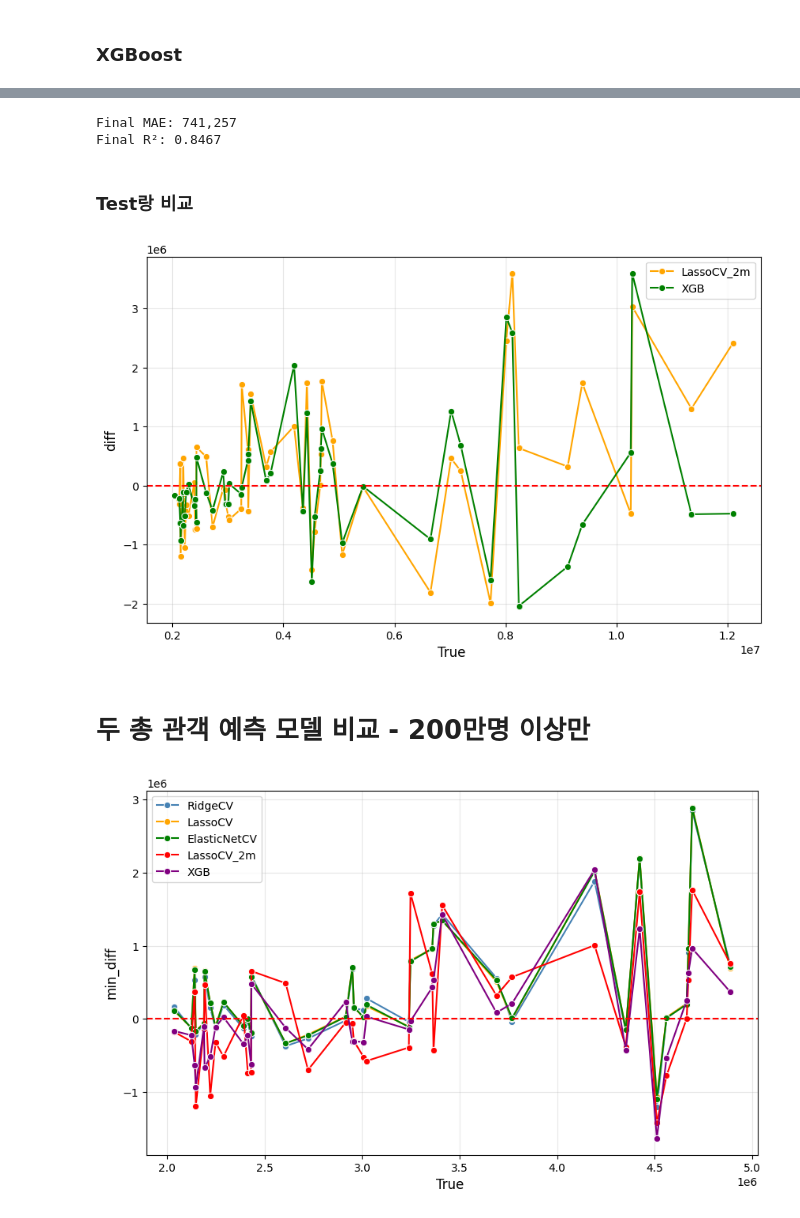
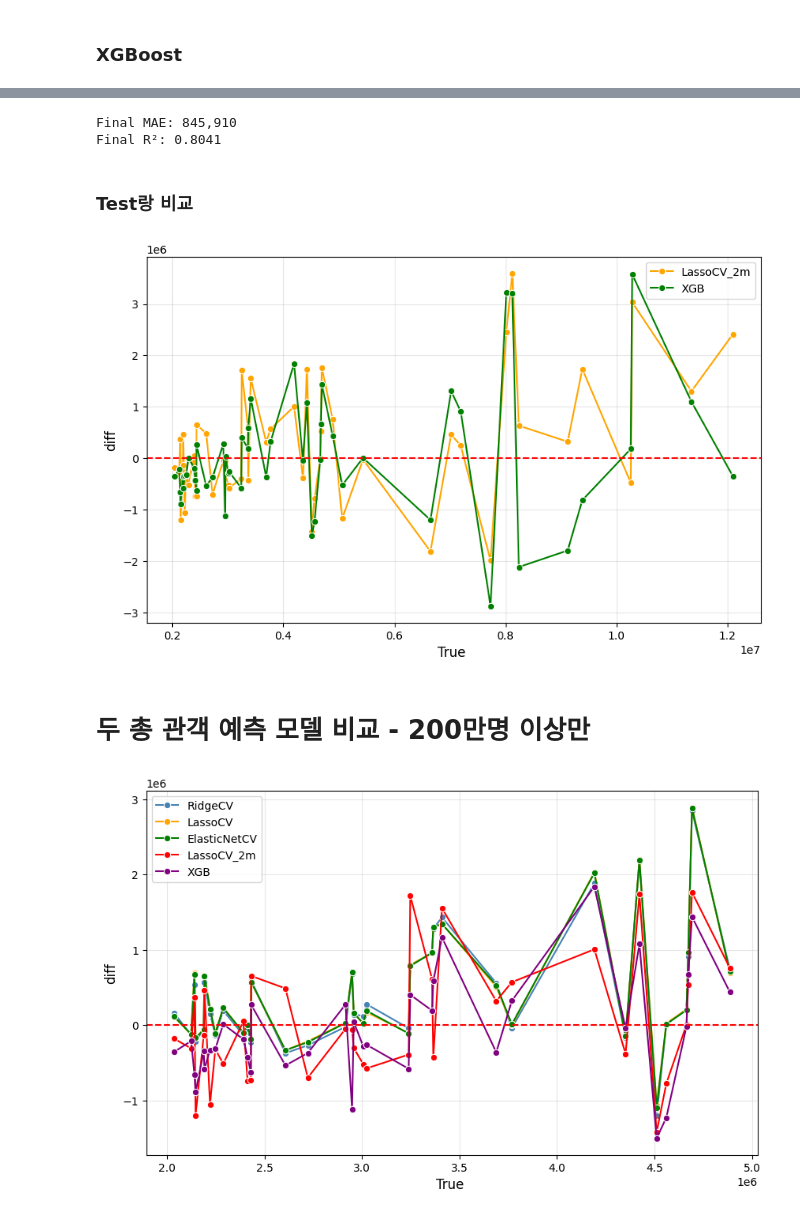
Before and after one commit to Seungwoo-JI64/BAF-25-2-Marketing, a Jupyter notebook: model/OLS/총관람객_회귀예측.ipynb, the cells around one changed output, grey strips where cells are left out. Drawn from its saved outputs; the diff is of its cells as text; code cells hidden in the pictures.

```diff
--- a/model/OLS/총관람객_회귀예측.ipynb
+++ b/model/OLS/총관람객_회귀예측.ipynb
@@ -335,10 +342,14 @@ standard_cols = [
 
 robust_cols = ['dist_big_flop', 'dist_big_hit', 'dist_small_flop', 'dist_small_hit']
 
+
+standard_scaler = StandardScaler()
+robust_scaler = RobustScaler()
+
 preprocessor = ColumnTransformer(
     transformers=[
-        ('standard', StandardScaler(), standard_cols),
-        ('robust', RobustScaler(), robust_cols)
+        ('standard', standard_scaler, standard_cols),
+        ('robust', robust_scaler, robust_cols)
     ],
     remainder='passthrough'
 )
@@ -356,0 +370,2 @@ X_full_scaled = pd.concat([X_full_scaled, X_full['index']], axis=1)
+# %%
+preprocessor.fit(X_train)
@@ -826,12 +867,12 @@ Best R²: 0.8548277916873961
 # 최적 파라미터로 모델 생성
 best_params = study.best_trial.params
 
-best_model = XGBRegressor(
+best_xgb_2m_model = XGBRegressor(
     **best_params,
     objective="reg:squarederror",
     random_state=42
 )
-best_model.fit(X_train_2m, y_train_2m)
+best_xgb_2m_model.fit(X_train_2m, y_train_2m)
 # %% [output]
 XGBRegressor(base_score=None, booster=None, callbacks=None,
              colsample_bylevel=None, colsample_bynode=None,
@@ -847,6 +888,6 @@ XGBRegressor(base_score=None, booster=None, callbacks=None,
              n_jobs=None, num_parallel_tree=None, ...)
 # %%
-y_pred_xgb_2m = best_model.predict(X_test_2m)
+y_pred_xgb_2m = best_xgb_2m_model.predict(X_test_2m)
 y_pred = np.expm1(y_pred_xgb_2m)
 y_true = np.expm1(y_test_2m)
 
@@ -856,8 +897,8 @@ r2 = r2_score(y_true, y_pred)
 print(f"Final MAE: {mae:,.0f}")
 print(f"Final R²: {r2:.4f}")
 # %% [output]
-Final MAE: 741,257
-Final R²: 0.8467
+Final MAE: 845,910
+Final R²: 0.8041
 # %% [markdown]
 ### Test랑 비교
 # %%
@@ -878,7 +919,7 @@ plt.axhline(0, color='red', linestyle='--')
 plt.grid(alpha=0.3)
 plt.show()
 # %% [output]
-[figure, old version]
+[figure, new version]
 # %% [markdown]
 # 두 총 관객 예측 모델 비교 - 200만명 이상만
 # %%
@@ -888,15 +929,15 @@ temp = pd.merge(temp1, temp2, on="True")
 # %%
 plt.figure(figsize=(10,6))
 sns.lineplot(x='True', y='ridge_diff', data=temp, marker='o', linewidth=1.5, color='steelblue', label='RidgeCV')
 sns.lineplot(x='True', y='lasso_diff', data=temp, marker='o', linewidth=1.5, color='orange', label='LassoCV')
 sns.lineplot(x='True', y='elastic_diff', data=temp, marker='o', linewidth=1.5, color='green', label='ElasticNetCV')
 sns.lineplot(x='True', y='lasso_diff_2', data=temp, marker='o', linewidth=1.5, color='red', label='LassoCV_2m')
 sns.lineplot(x='True', y='xgb_diff', data=temp, marker='o', linewidth=1.5, color='purple', label='XGB')
 plt.legend()
 plt.xlabel("True ", fontsize=12)
-plt.ylabel("min_diff", fontsize=12)
+plt.ylabel("diff", fontsize=12)
 plt.axhline(0, color='red', linestyle='--')
 plt.grid(alpha=0.3)
 plt.show()
 # %% [output]
-[figure, old version]
+[figure, new version]
```
Also changed, not shown: parts of 70 cells of this notebook, 4 other files.
